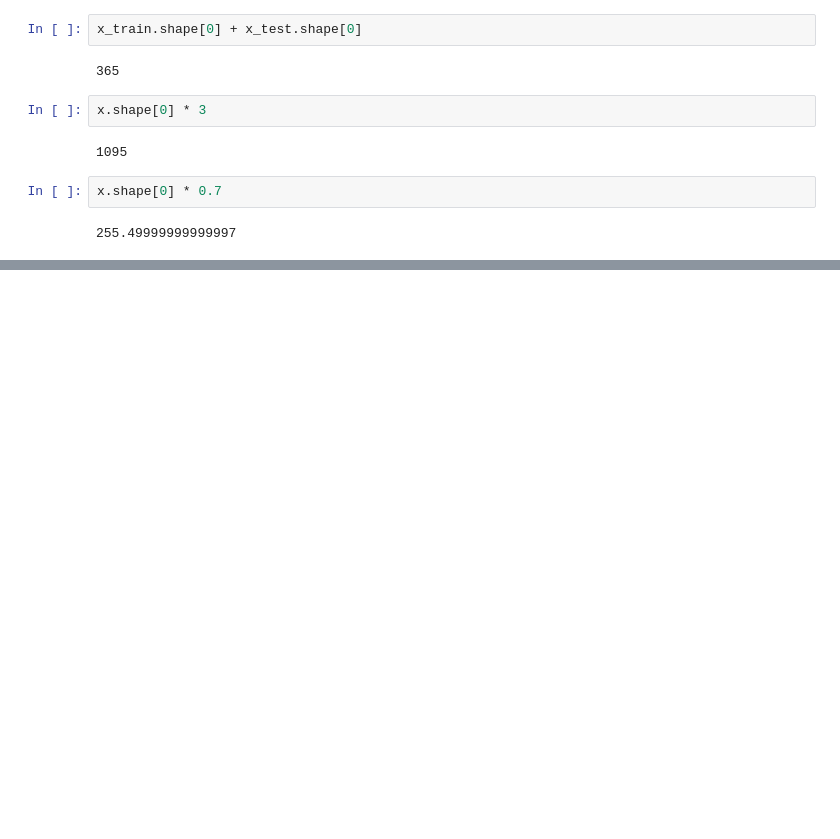
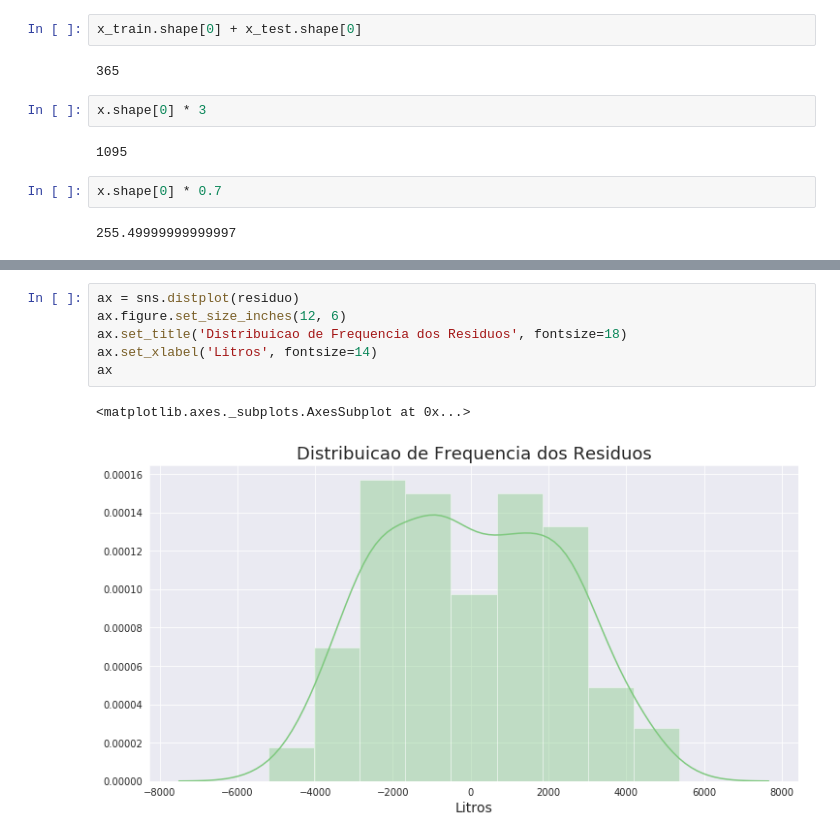
Before and after one commit to ramonfsk/machineLearning, a Jupyter notebook: regressaoLinear.ipynb, the cells around one changed output, grey strips where cells are left out. Drawn from its saved outputs; the diff is of its cells as text; blank space fills up the shorter version.

```diff
--- a/regressaoLinear.ipynb
+++ b/regressaoLinear.ipynb
@@ -128,0 +247,9 @@ x.shape[0] * 0.7
+# %%
+ax = sns.distplot(residuo)
+ax.figure.set_size_inches(12, 6)
+ax.set_title('Distribuicao de Frequencia dos Residuos', fontsize=18)
+ax.set_xlabel('Litros', fontsize=14)
+ax
+# %% [output]
+<matplotlib.axes._subplots.AxesSubplot at 0x...>
+[figure, added]
```
Also changed, not shown: parts of 17 cells of this notebook.
